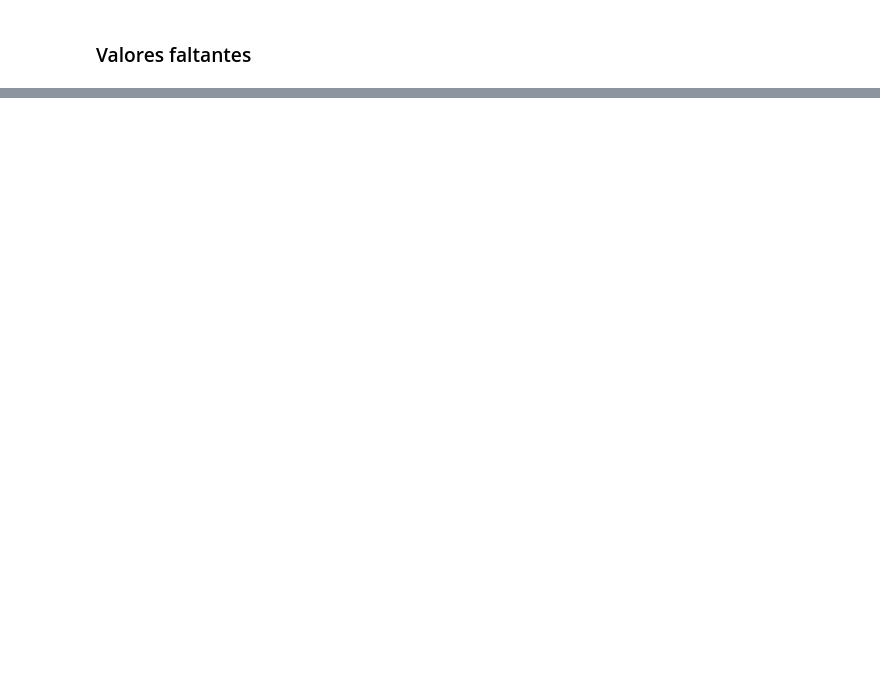
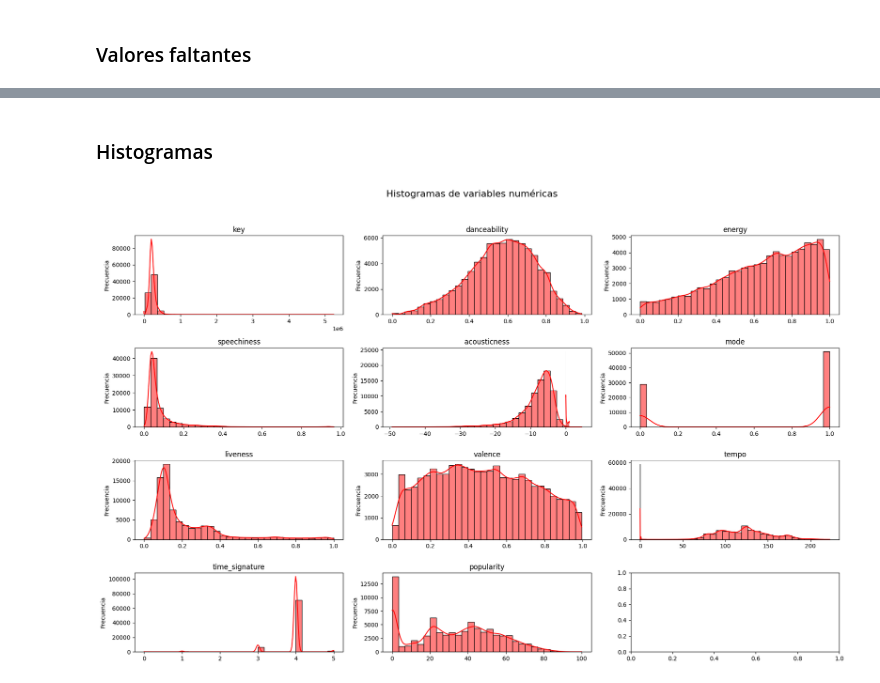
Before and after one commit to luis-cortes-mier/MIAD_ML_NLP_2025, a Jupyter notebook: Semana 3/S3P1_proyecto1.ipynb, the cells around one changed output, grey strips where cells are left out. Cells and saved outputs as stored; diff of their text form; code cells hidden in the pictures; blank space fills up the shorter version.

```diff
--- a/Semana 3/S3P1_proyecto1.ipynb
+++ b/Semana 3/S3P1_proyecto1.ipynb
@@ -139,0 +138,24 @@ album_name               1        0.000877
+# %% [markdown]
+### Histogramas
+# %%
+import matplotlib.pyplot as plt
+import seaborn as sns
+
+# Variables numéricas
+num_cols = dataTraining.select_dtypes(include=['float64', 'int64']).columns.tolist()
+
+# Crear grilla de histogramas
+fig, axes = plt.subplots(4, 3, figsize=(18, 12))
+fig.suptitle('Histogramas de variables numéricas', fontsize=16)
+
+for i, col in enumerate(num_cols[:14]):  # Solo los primeros 9 si hay más
+    ax = axes[i // 4, i % 3]
+    sns.histplot(dataTraining[col], kde=True, ax=ax, bins=30, color='red')
+    ax.set_title(col)
+    ax.set_xlabel('')
+    ax.set_ylabel('Frecuencia')
+
+plt.tight_layout(rect=[0, 0.03, 1, 0.95])
+plt.show()
+# %% [output]
+[figure, added]
```
Also changed, not shown: parts of 12 cells of this notebook.
